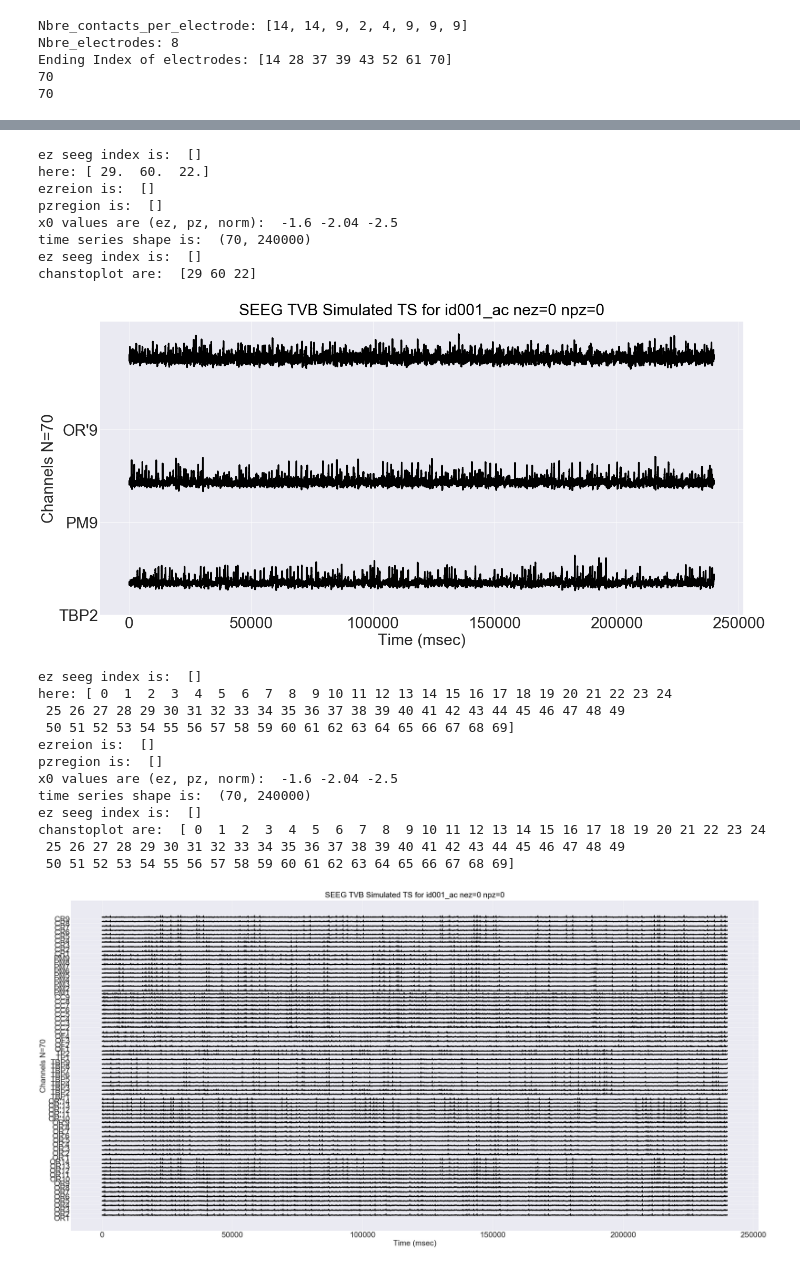
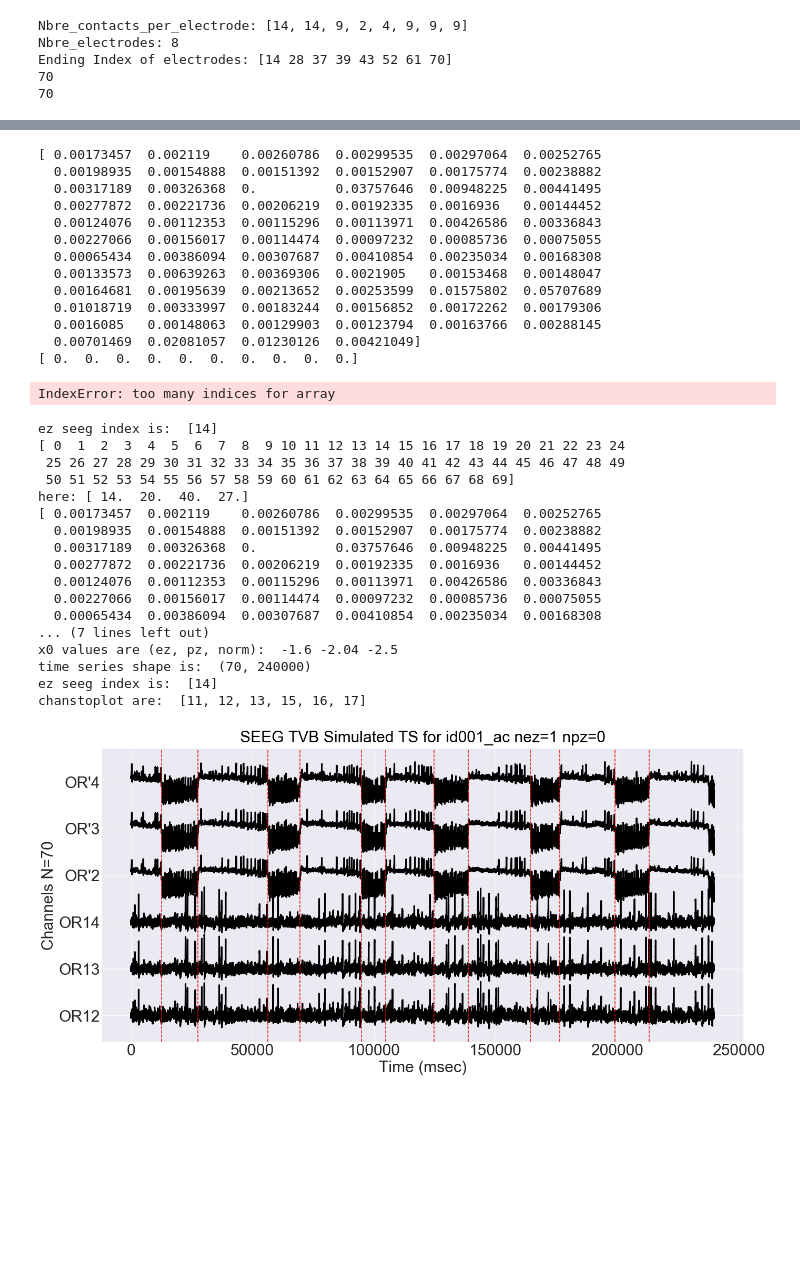
Before and after one commit to adam2392/tng_tvb, a Jupyter notebook: Visualization of All Forward Sim Using tvbsim-visualize.ipynb, the cells around one changed output, grey strips where cells are left out. Cells and saved outputs as stored; diff of their text form; code cells hidden in the pictures; blank space fills up the shorter version.

```diff
--- a/Visualization of All Forward Sim Using tvbsim-visualize.ipynb
+++ b/Visualization of All Forward Sim Using tvbsim-visualize.ipynb
@@ -50,11 +54,11 @@ seeg_xyz = seeg.as_matrix()
  'Surface type': 'CorticalSurface',
  'Valid for simulations': False}
 # %%
-eznum=0
+eznum=1
 pznum=0
 
 # Set the directory and file to read
-outputdir = os.path.join('/Users/adam2392/Documents/pydata/tvb_forwardsim/', patient)
+outputdir = os.path.join('/Users/adam2392/Documents/pydata/tvbforwardsim/movedcontacts', patient)
 if not os.path.exists(outputdir):
     os.mkdir(outputdir)
 filename = os.path.join(outputdir, patient+'_sim_nez'+str(eznum)+\
@@ -100,13 +104,15 @@ movecontact = tvbsim.util.MoveContacts(seeg_labels, seeg_xyz,
                                        region_labels, region_centers, True)
 ezseegindex = []
 for ezindex in ezindices:
-    print "Moving onto current ez index: ", ezindex, " at ", regions[ezindex]
+    print "Moving onto current ez index: ", ezindex, " at ", region_labels[ezindex]
     # find the closest contact index and distance
     ezseegindex, distance = movecontact.findclosestcontact(ezindex)
 
     print ezseegindex, distance
     print seeg_labels[ezseegindex]
 
+ezseegindex = [ezseegindex]
+
 # initialize dsp object to perform dsp fitlering
 # dspobject = sp.filters.SignalProcessing(seegts)
 # seegts = dspobject.filterrawdata(freqrange=[59.5, 60.5], )
@@ -195,31 +229,52 @@ here: [56 20 71]
+# %%
+# perform filtering on raw SEEG before visualizing
+# filteredseegts = tvbsim.visualize.highpassfilter(seegts)
+# dspobject = sp.filters.SignalProcessing(filteredseegts)
+# filteredseegts = dspobject.filterrawdata(freqrange=[59.5, 60.5], )
+
+testseegts = tvbsim.visualize.normalizetime(seegts)
+testseegts = seegts[14,:]
+print testseegts[0:10]
+print testseegts[14,0:10]
+# %% [output]
+[ 0.00173457  0.002119    0.00260786  0.00299535  0.00297064  0.00252765
+  0.00198935  0.00154888  0.00151392  0.00152907  0.00175774  0.00238882
+  0.00317189  0.00326368  0.          0.03757646  0.00948225  0.00441495
+  0.00277872  0.00221736  0.00206219  0.00192335  0.0016936   0.00144452
+  0.00124076  0.00112353  0.00115296  0.00113971  0.00426586  0.00336843
+  0.00227066  0.00156017  0.00114474  0.00097232  0.00085736  0.00075055
+  0.00065434  0.00386094  0.00307687  0.00410854  0.00235034  0.00168308
+  0.00133573  0.00639263  0.00369306  0.0021905   0.00153468  0.00148047
+  0.00164681  0.00195639  0.00213652  0.00253599  0.01575802  0.05707689
+  0.01018719  0.00333997  0.00183244  0.00156852  0.00172262  0.00179306
+  0.0016085   0.00148063  0.00129903  0.00123794  0.00163766  0.00288145
+  0.00701469  0.02081057  0.01230126  0.00421049]
+[ 0.  0.  0.  0.  0.  0.  0.  0.  0.  0.]
+IndexError: too many indices for array
 # %%
-ezseegindex = []
+# ezseegindex = []
 rawplotter.initializefig(figsize=(20, 10))
 seegfig = rawplotter.plotseegts(seegts, times, metadata, onsettimes, offsettimes, patient, ezseegindex, plotsubset=True)
 
-rawplotter.initializefig(figsize=(40, 20))
-seegfig = rawplotter.plotseegts(seegts, times, metadata, onsettimes, offsettimes, patient, ezseegindex, plotsubset=False)
+# rawplotter.initializefig(figsize=(40, 20))
+# seegfig = rawplotter.plotseegts(filteredseegts, times, metadata, onsettimes, offsettimes, patient, ezseegindex, plotsubset=False)
 # %% [output]
-ez seeg index is:  []
-here: [ 29.  60.  22.]
-ezreion is:  []
-pzregion is:  []
+ez seeg index is:  [14]
+[ 0  1  2  3  4  5  6  7  8  9 10 11 12 13 14 15 16 17 18 19 20 21 22 23 24
+ 25 26 27 28 29 30 31 32 33 34 35 36 37 38 39 40 41 42 43 44 45 46 47 48 49
+ 50 51 52 53 54 55 56 57 58 59 60 61 62 63 64 65 66 67 68 69]
+here: [ 14.  20.  40.  27.]
+[ 0.00173457  0.002119    0.00260786  0.00299535  0.00297064  0.00252765
+  0.00198935  0.00154888  0.00151392  0.00152907  0.00175774  0.00238882
+  0.00317189  0.00326368  0.          0.03757646  0.00948225  0.00441495
+  0.00277872  0.00221736  0.00206219  0.00192335  0.0016936   0.00144452
+  0.00124076  0.00112353  0.00115296  0.00113971  0.00426586  0.00336843
+  0.00227066  0.00156017  0.00114474  0.00097232  0.00085736  0.00075055
+  0.00065434  0.00386094  0.00307687  0.00410854  0.00235034  0.00168308
+... (7 lines left out)
 x0 values are (ez, pz, norm):  -1.6 -2.04 -2.5
 time series shape is:  (70, 240000)
-ez seeg index is:  []
-chanstoplot are:  [29 60 22]
+ez seeg index is:  [14]
+chanstoplot are:  [11, 12, 13, 15, 16, 17]
-[figure, old version]
+[figure, new version]
-ez seeg index is:  []
-here: [ 0  1  2  3  4  5  6  7  8  9 10 11 12 13 14 15 16 17 18 19 20 21 22 23 24
- 25 26 27 28 29 30 31 32 33 34 35 36 37 38 39 40 41 42 43 44 45 46 47 48 49
- 50 51 52 53 54 55 56 57 58 59 60 61 62 63 64 65 66 67 68 69]
-ezreion is:  []
-pzregion is:  []
-x0 values are (ez, pz, norm):  -1.6 -2.04 -2.5
-time series shape is:  (70, 240000)
-ez seeg index is:  []
-chanstoplot are:  [ 0  1  2  3  4  5  6  7  8  9 10 11 12 13 14 15 16 17 18 19 20 21 22 23 24
- 25 26 27 28 29 30 31 32 33 34 35 36 37 38 39 40 41 42 43 44 45 46 47 48 49
- 50 51 52 53 54 55 56 57 58 59 60 61 62 63 64 65 66 67 68 69]
-[figure, removed]
 # %%
```
Also changed, not shown: parts of 7 cells of this notebook, 4 other files.
